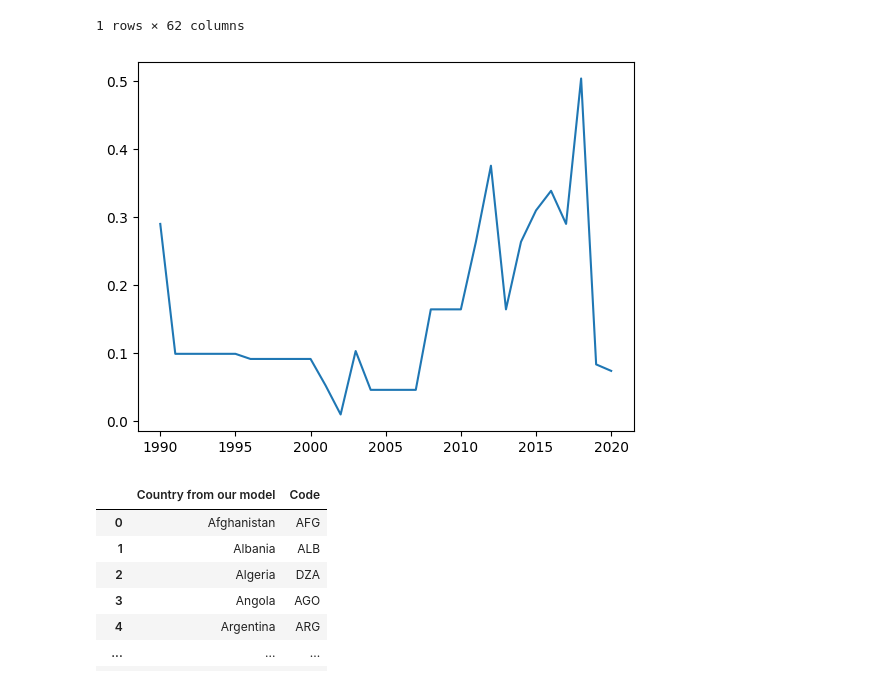
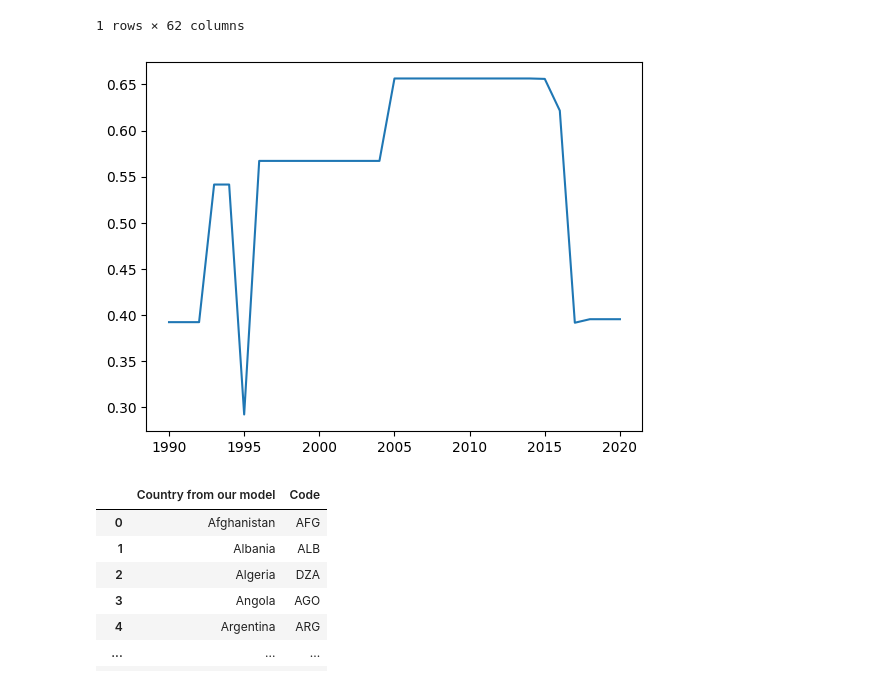
Before and after one commit to yasmeeenm/conflict_prediction, a Jupyter notebook: Ali_folder/Data5_backup.ipynb, the cells around one changed output. Saved outputs shown, nothing was run; the diff lists cells and outputs as text; code cells hidden in the pictures.

Commit message:
time series complete

```diff
--- a/Ali_folder/Data5_backup.ipynb
+++ b/Ali_folder/Data5_backup.ipynb
@@ -548,12 +548,12 @@ get_imputed_df('Iran',2019)
 # %%
 
 def plot_prob_series(country,start_year,end_year,lookback=5):
 
     sns.lineplot(x = list(range(start_year,end_year+1)),y=prob_series(country,start_year,end_year,lookback))
 
-plot_prob_series('Libya',1990,2020)
+plot_prob_series('Somalia',1990,2020)
 # %% [output]
-[figure, old version]
+[figure, new version]
 # %%
 codes = pd.read_csv('../raw_data/country_code_example.csv')
 
```
Also changed, not shown: parts of 19 cells of this notebook.
